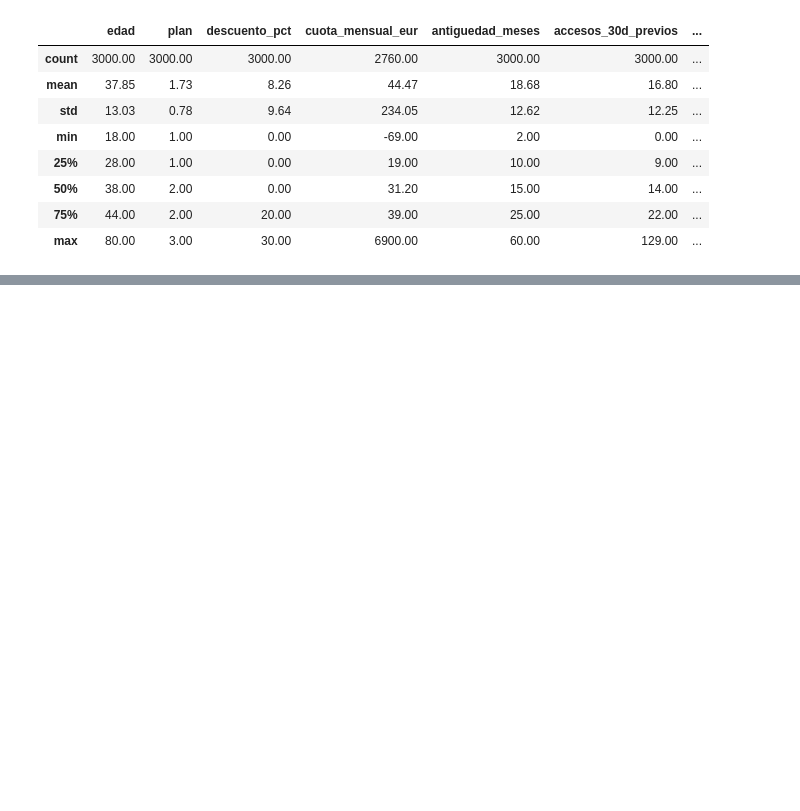
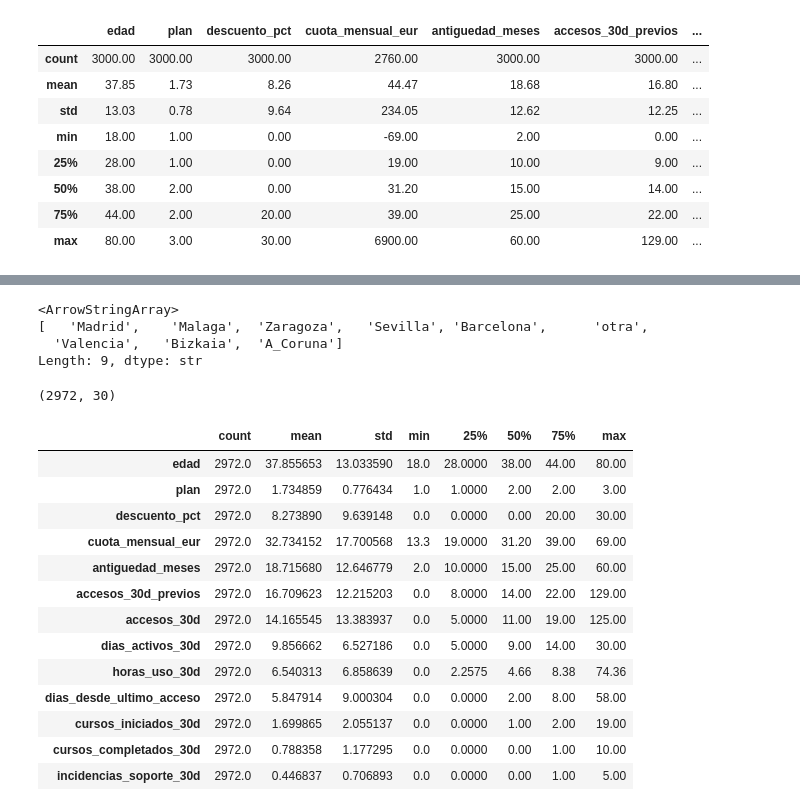
Before and after one commit to BorjaFdz/programacion-ia-alumnos, a Jupyter notebook: 05_Machine_Learning/EJERCICIO_ABANDONO/Abandono_borja.ipynb, the cells around one changed output, grey strips where cells are left out. Cells and saved outputs as stored; diff of their text form; code cells hidden in the pictures; blank space fills up the shorter version.

```diff
--- a/05_Machine_Learning/EJERCICIO_ABANDONO/Abandono_borja.ipynb
+++ b/05_Machine_Learning/EJERCICIO_ABANDONO/Abandono_borja.ipynb
@@ -761,0 +974,19 @@ dtype: object
+# %%
+# 1. Definir las tarifas usando los códigos numéricos
+tarifas = {1: 19, 2: 39, 3: 69}
+
+# 2. Máscara de filtro
+rellenar = (
+    df["cuota_mensual_eur"].isna()
+    & df["plan"].isin(tarifas)
+    & df["descuento_pct"].isin([0, 10, 20, 30])
+)
+
+# 3. Cálculo de la cuota esperada
+cuota_esperada = (
+    df["plan"].map(tarifas)
+    * (1 - df["descuento_pct"] / 100)
+).round(2)
+
+# 4. Asignación correcta
+df.loc[rellenar, "cuota_mensual_eur"] = cuota_esperada[rellenar].values
@@ -761,0 +1013,2 @@ dtype: object
+# %%
+df = df.drop(columns="cuota_mensual_eur_original")
@@ -761,0 +1031,2 @@ dtype: object
+# %%
+df = df.drop(columns=["id_cliente"])
@@ -761,0 +1049,7 @@ dtype: object
+# %%
+df.provincia.unique()
+# %% [output]
+<ArrowStringArray>
+[   'Madrid',    'Malaga',  'Zaragoza',   'Sevilla', 'Barcelona',      'otra',
+  'Valencia',   'Bizkaia',  'A_Coruna']
+Length: 9, dtype: str
@@ -761,0 +1061,21 @@ dtype: object
+# %%
+df_ml.shape
+# %% [output]
+(2972, 30)
+# %%
+df_ml.describe().T
+# %% [output]
+|  | count | mean | std | min | 25% | 50% | 75% | max |
+| edad | 2972.0 | 37.855653 | 13.033590 | 18.0 | 28.0000 | 38.00 | 44.00 | 80.00 |
+| plan | 2972.0 | 1.734859 | 0.776434 | 1.0 | 1.0000 | 2.00 | 2.00 | 3.00 |
+| descuento_pct | 2972.0 | 8.273890 | 9.639148 | 0.0 | 0.0000 | 0.00 | 20.00 | 30.00 |
+| cuota_mensual_eur | 2972.0 | 32.734152 | 17.700568 | 13.3 | 19.0000 | 31.20 | 39.00 | 69.00 |
+| antiguedad_meses | 2972.0 | 18.715680 | 12.646779 | 2.0 | 10.0000 | 15.00 | 25.00 | 60.00 |
+| accesos_30d_previos | 2972.0 | 16.709623 | 12.215203 | 0.0 | 8.0000 | 14.00 | 22.00 | 129.00 |
+| accesos_30d | 2972.0 | 14.165545 | 13.383937 | 0.0 | 5.0000 | 11.00 | 19.00 | 125.00 |
+| dias_activos_30d | 2972.0 | 9.856662 | 6.527186 | 0.0 | 5.0000 | 9.00 | 14.00 | 30.00 |
+| horas_uso_30d | 2972.0 | 6.540313 | 6.858639 | 0.0 | 2.2575 | 4.66 | 8.38 | 74.36 |
+| dias_desde_ultimo_acceso | 2972.0 | 5.847914 | 9.000304 | 0.0 | 0.0000 | 2.00 | 8.00 | 58.00 |
+| cursos_iniciados_30d | 2972.0 | 1.699865 | 2.055137 | 0.0 | 0.0000 | 1.00 | 2.00 | 19.00 |
+| cursos_completados_30d | 2972.0 | 0.788358 | 1.177295 | 0.0 | 0.0000 | 0.00 | 1.00 | 10.00 |
+| incidencias_soporte_30d | 2972.0 | 0.446837 | 0.706893 | 0.0 | 0.0000 | 0.00 | 1.00 | 5.00 |
```
Also changed, not shown: parts of 36 cells of this notebook.
